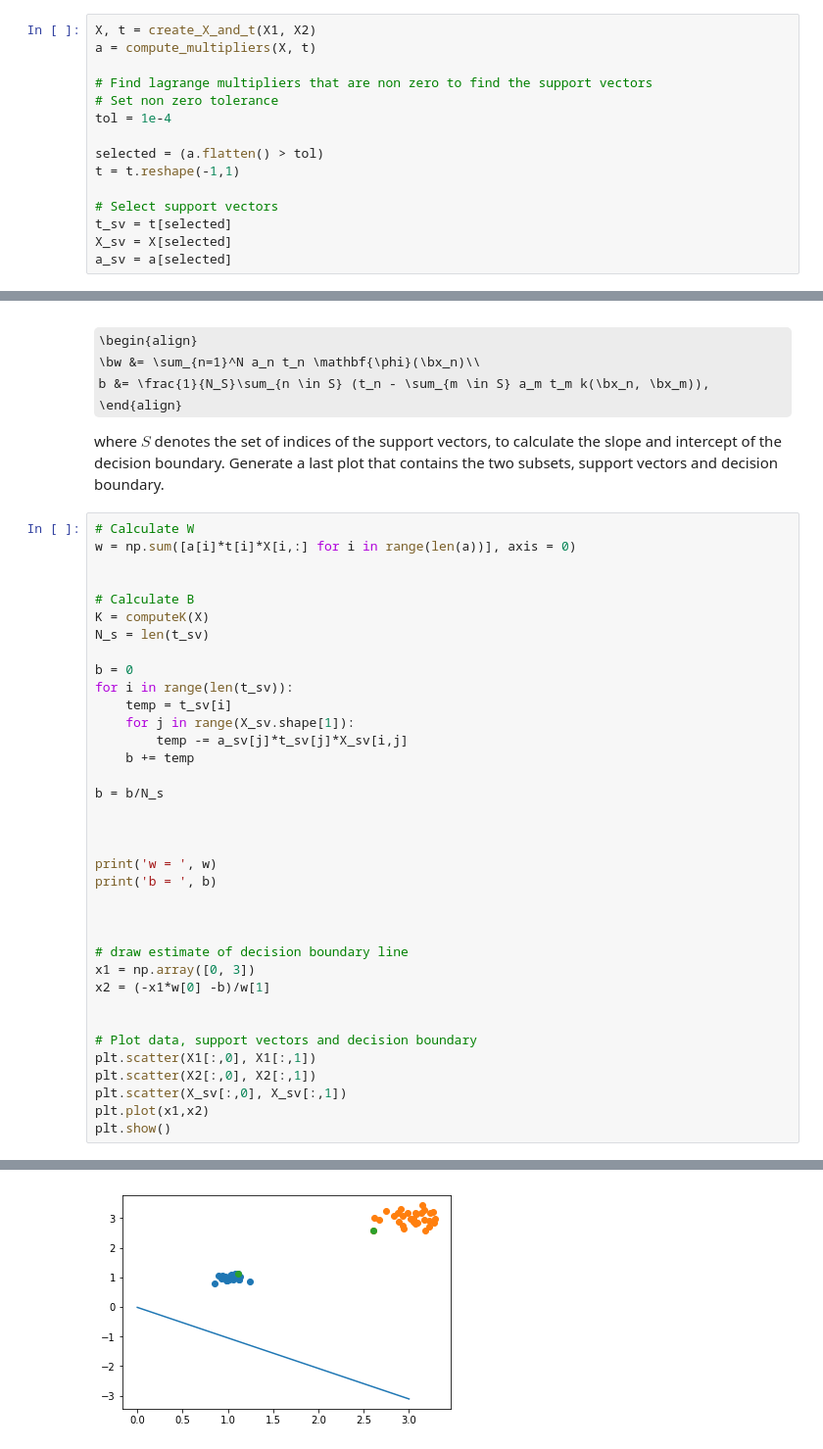
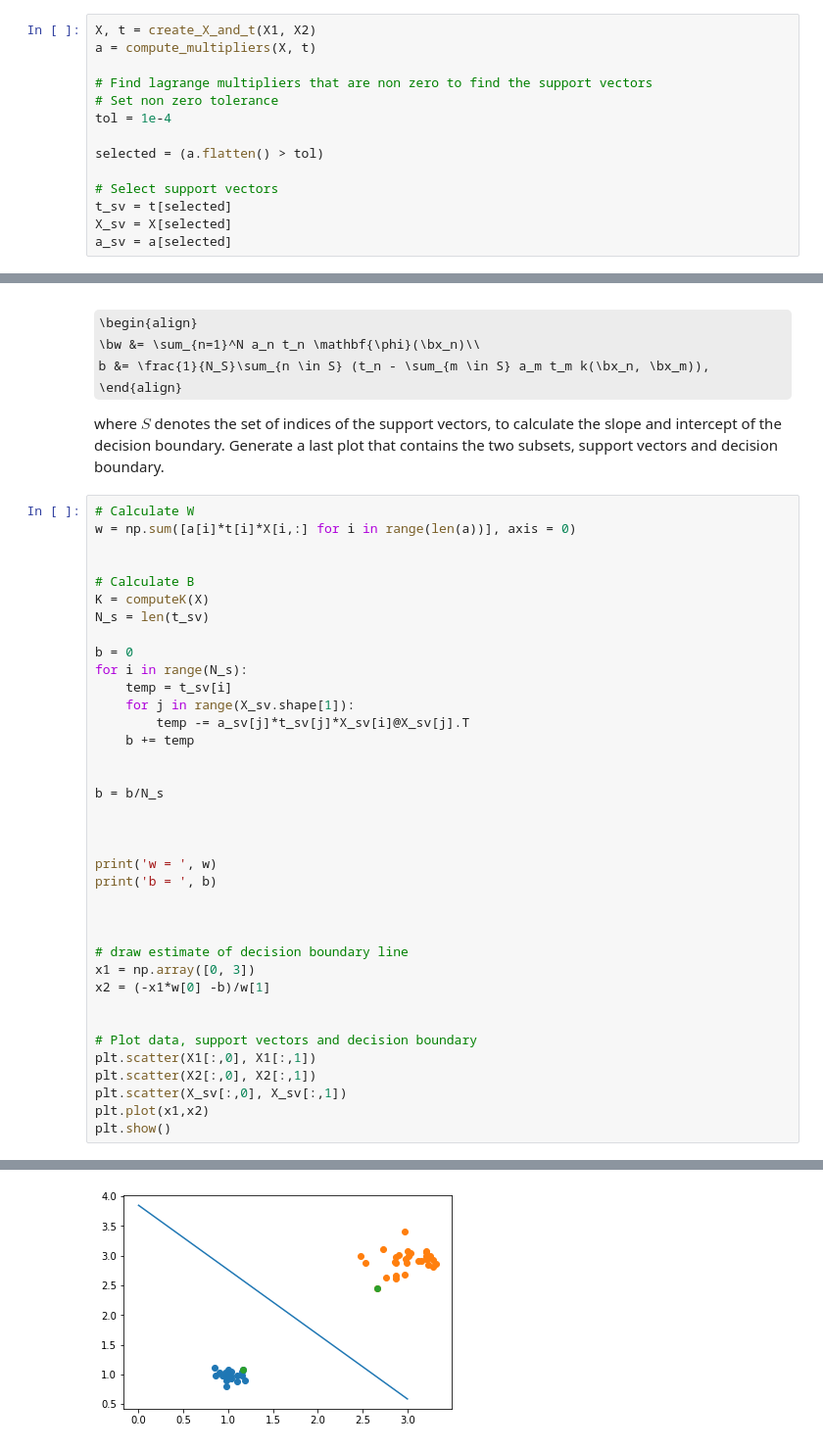
Before and after one commit to OlineRanum/Machine-Learning-1, a Jupyter notebook: Lab2/lab2-1.ipynb, the cells around one changed output, grey strips where cells are left out. Shown at 98% size. Drawn from its saved outputs; the diff is of its cells as text; some formulas as TeX source.

```diff
--- a/Lab2/lab2-1.ipynb
+++ b/Lab2/lab2-1.ipynb
@@ -512,7 +512,6 @@ a = compute_multipliers(X, t)
 tol = 1e-4
 
 selected = (a.flatten() > tol)
-t = t.reshape(-1,1)
 
 # Select support vectors
 t_sv = t[selected]
@@ -557,11 +557,12 @@ K = computeK(X)
 N_s = len(t_sv)
 
 b = 0
-for i in range(len(t_sv)):
+for i in range(N_s):
     temp = t_sv[i]
     for j in range(X_sv.shape[1]):
-        temp -= a_sv[j]*t_sv[j]*X_sv[i,j]
+        temp -= a_sv[j]*t_sv[j]*X_sv[i]@X_sv[j].T
     b += temp
+
 
 b = b/N_s
 
@@ -589 +590 @@ b =  [0.00990091]
-[figure, old version]
+[figure, new version]
```
Also changed, not shown: parts of 7 cells of this notebook.
